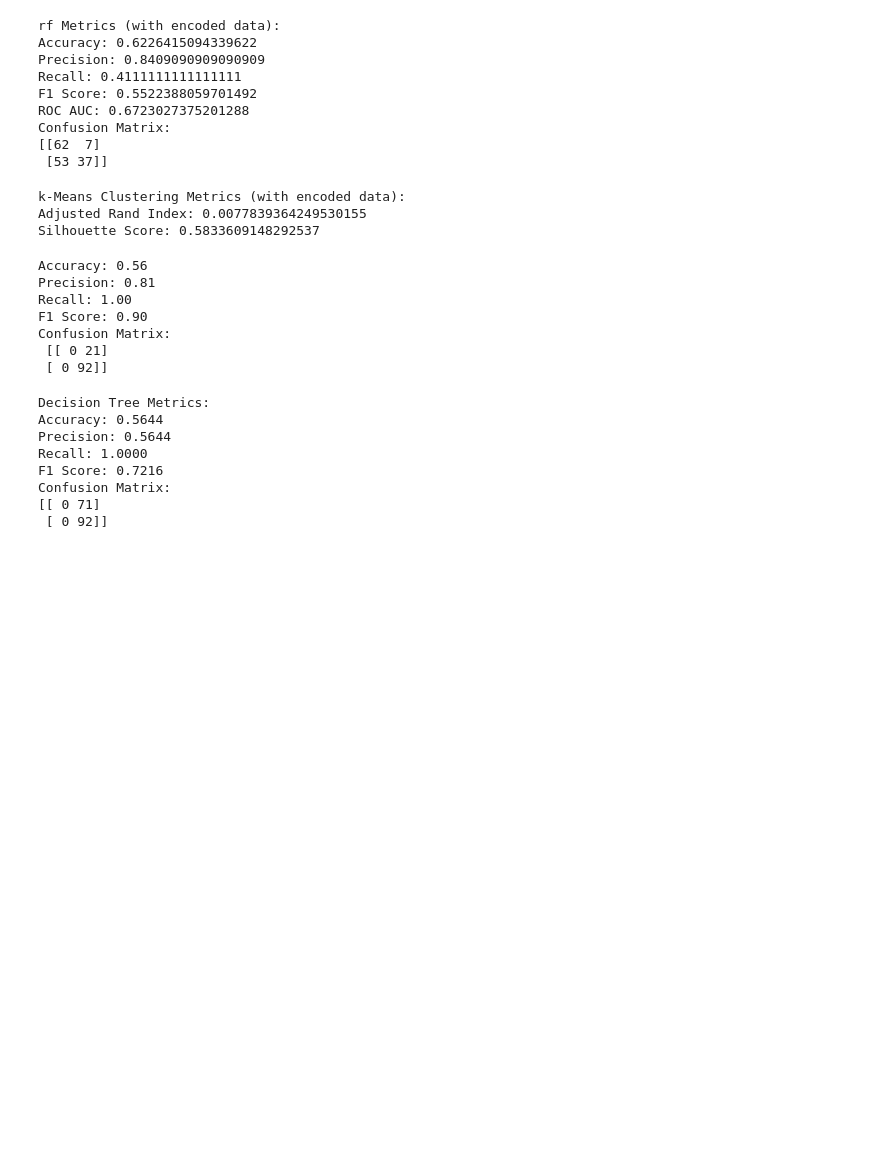
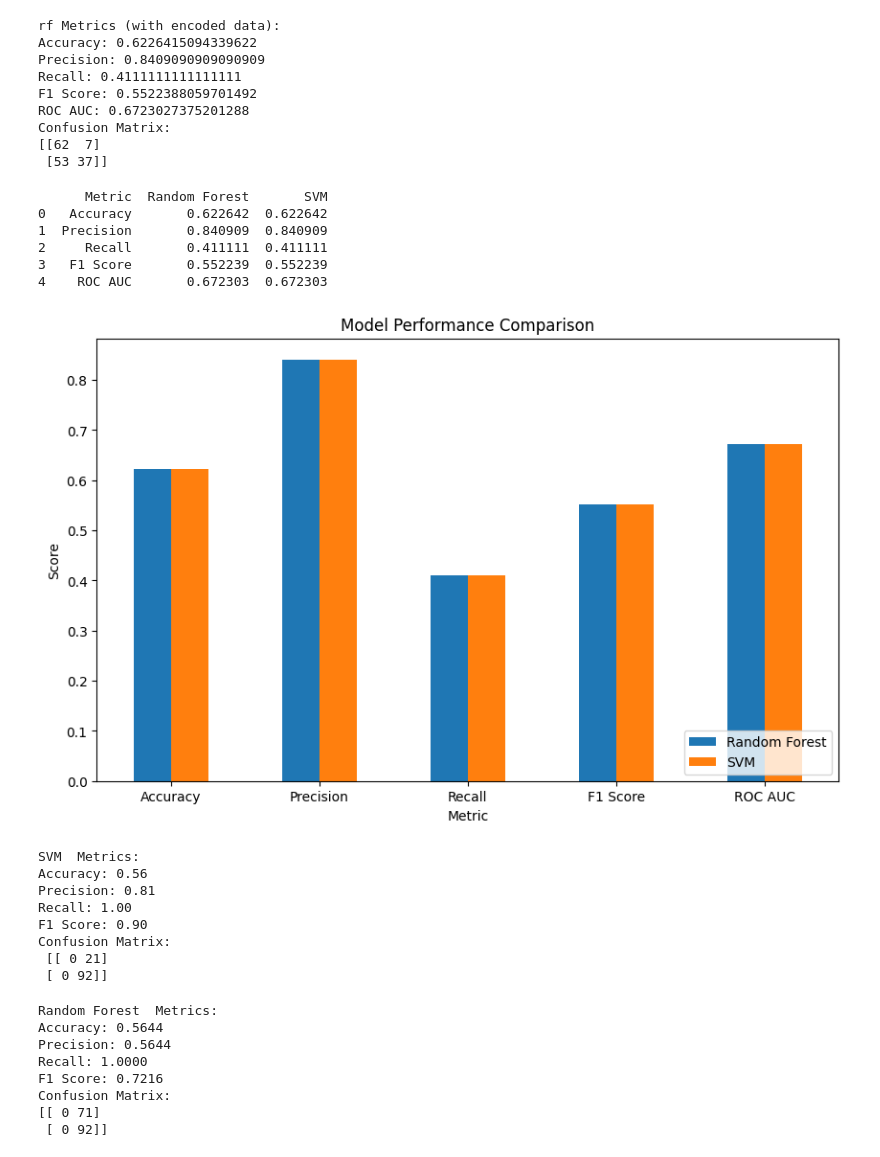
Before and after one commit to Saleem-144/MachineLearning-Project, a Jupyter notebook: Fraud_Email_Detection.ipynb, the cells around one changed output. Drawn from its saved outputs; the diff is of its cells as text; code cells hidden in the pictures; blank space fills up the shorter version.

Commit message:
model Comparison

```diff
--- a/Fraud_Email_Detection.ipynb
+++ b/Fraud_Email_Detection.ipynb
@@ -326,4 +281,4 @@ Name: Fraud, dtype: float64
 #Feature Engineering
 # %%
 #Transaction Success Rate
-merged_df_cleaned['Transaction_Success_Rate'] = ((merged_df_cleaned['No_Transactions'] / (merged_df_cleaned['No_Transactions'] + merged_df_cleaned['transactionFailed'])) * 100).round(2)
+merged_df_cleaned.loc[:,'Transaction_Success_Rate'] = ((merged_df_cleaned['No_Transactions'] / (merged_df_cleaned['No_Transactions'] + merged_df_cleaned['transactionFailed'])) * 100).round(2)
@@ -351,4 +300,4 @@ Name: Transaction_Success_Rate, Length: 792, dtype: float64
 # %%
 #Total Transaction
 # %%
-merged_df_cleaned['Transaction_TotalAmount'] = merged_df_cleaned['No_Transactions'] * merged_df_cleaned['transactionAmount']
+merged_df_cleaned.loc[:,'Transaction_TotalAmount'] = merged_df_cleaned['No_Transactions'] * merged_df_cleaned['transactionAmount']
@@ -548,27 +491,3 @@ ROC AUC: 0.6723027375201288
 Confusion Matrix:
 [[62  7]
  [53 37]]
-# %%
-#KMeans with package
-from sklearn.cluster import KMeans
-from sklearn.metrics import adjusted_rand_score, silhouette_score
-
-# k-Means Clustering with explicit n_init parameter
-kmeans_model_encoded = KMeans(n_clusters=2, random_state=42, n_init=10)
-kmeans_model_encoded.fit(X_train_encoded)
-
-# Predict cluster labels
-kmeans_train_clusters = kmeans_model_encoded.predict(X_train_encoded)
-kmeans_test_clusters = kmeans_model_encoded.predict(X_test_encoded)
-
-# Evaluate k-means clustering performance
-adjusted_rand_index = adjusted_rand_score(y_test_encoded, kmeans_test_clusters)
-silhouette_avg = silhouette_score(X_test_encoded, kmeans_test_clusters)
-
-print("k-Means Clustering Metrics (with encoded data):")
-print(f"Adjusted Rand Index: {adjusted_rand_index}")
-print(f"Silhouette Score: {silhouette_avg}")
-# %% [output]
-k-Means Clustering Metrics (with encoded data):
-Adjusted Rand Index: 0.0077839364249530155
-Silhouette Score: 0.5833609148292537
@@ -577,3 +494,28 @@ Silhouette Score: 0.5833609148292537
+# %%
+metrics_comparison = pd.DataFrame({
+    "Metric": ["Accuracy", "Precision", "Recall", "F1 Score", "ROC AUC"],
+    "Random Forest": [rf_accuracy_encoded, rf_precision_encoded, rf_recall_encoded, rf_f1_encoded, rf_roc_auc_encoded],
+    "SVM": [svm_accuracy_encoded, svm_precision_encoded, svm_recall_encoded, svm_f1_encoded, svm_roc_auc_encoded]
+})
+
+print(metrics_comparison)
+# %% [output]
+      Metric  Random Forest       SVM
+0   Accuracy       0.622642  0.622642
+1  Precision       0.840909  0.840909
+2     Recall       0.411111  0.411111
+3   F1 Score       0.552239  0.552239
+4    ROC AUC       0.672303  0.672303
+# %%
+# Plot comparison
+metrics_comparison.set_index('Metric').plot(kind='bar', figsize=(10, 6))
+plt.title('Model Performance Comparison')
+plt.ylabel('Score')
+plt.xticks(rotation=0)
+plt.legend(loc='lower right')
+plt.show()
+# %% [output]
+[figure, added]
 # %%
 #WITHOUT PACKAGE MODEL
 # %%
@@ -650,12 +592,14 @@ svm.fit(X_train, y_train)
 
 # Predict and evaluate performance
 y_pred = svm.predict(X_test)
+print("SVM  Metrics:")
 print(f"Accuracy: {accuracy(y_test, y_pred):.2f}")
 print(f"Precision: {precision(y_test, y_pred):.2f}")
 print(f"Recall: {recall(y_test, y_pred):.2f}")
 print(f"F1 Score: {f1(y_test, y_pred):.2f}")
 print("Confusion Matrix:\n", confusion_matrix(y_test, y_pred))
 # %% [output]
+SVM  Metrics:
 Accuracy: 0.56
 Precision: 0.81
 Recall: 1.00
@@ -787,14 +731,14 @@ if __name__ == "__main__":
 
     # Predict and evaluate performance
     y_pred = dt.predict(X_test)
-    print("Decision Tree Metrics:")
+    print("Random Forest  Metrics:")
     print(f"Accuracy: {accuracy(y_test, y_pred):.4f}")
     print(f"Precision: {precision(y_test, y_pred):.4f}")
     print(f"Recall: {recall(y_test, y_pred):.4f}")
     print(f"F1 Score: {f1(y_test, y_pred):.4f}")
     print(f"Confusion Matrix:\n{confusion_matrix(y_test, y_pred)}")
 # %% [output]
-Decision Tree Metrics:
+Random Forest  Metrics:
 Accuracy: 0.5644
 Precision: 0.5644
 Recall: 1.0000
```
Also changed, not shown: parts of 8 cells of this notebook.
